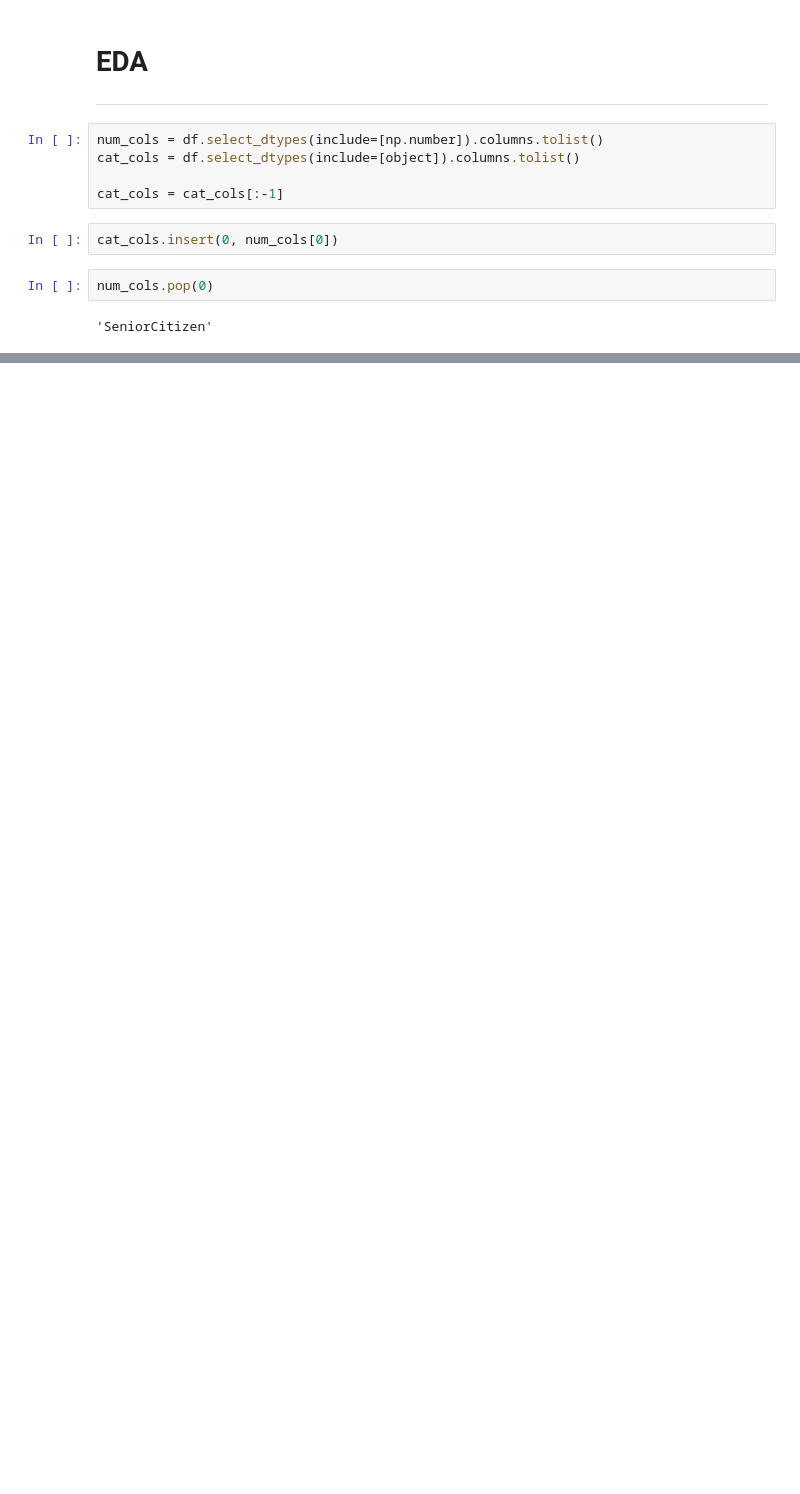
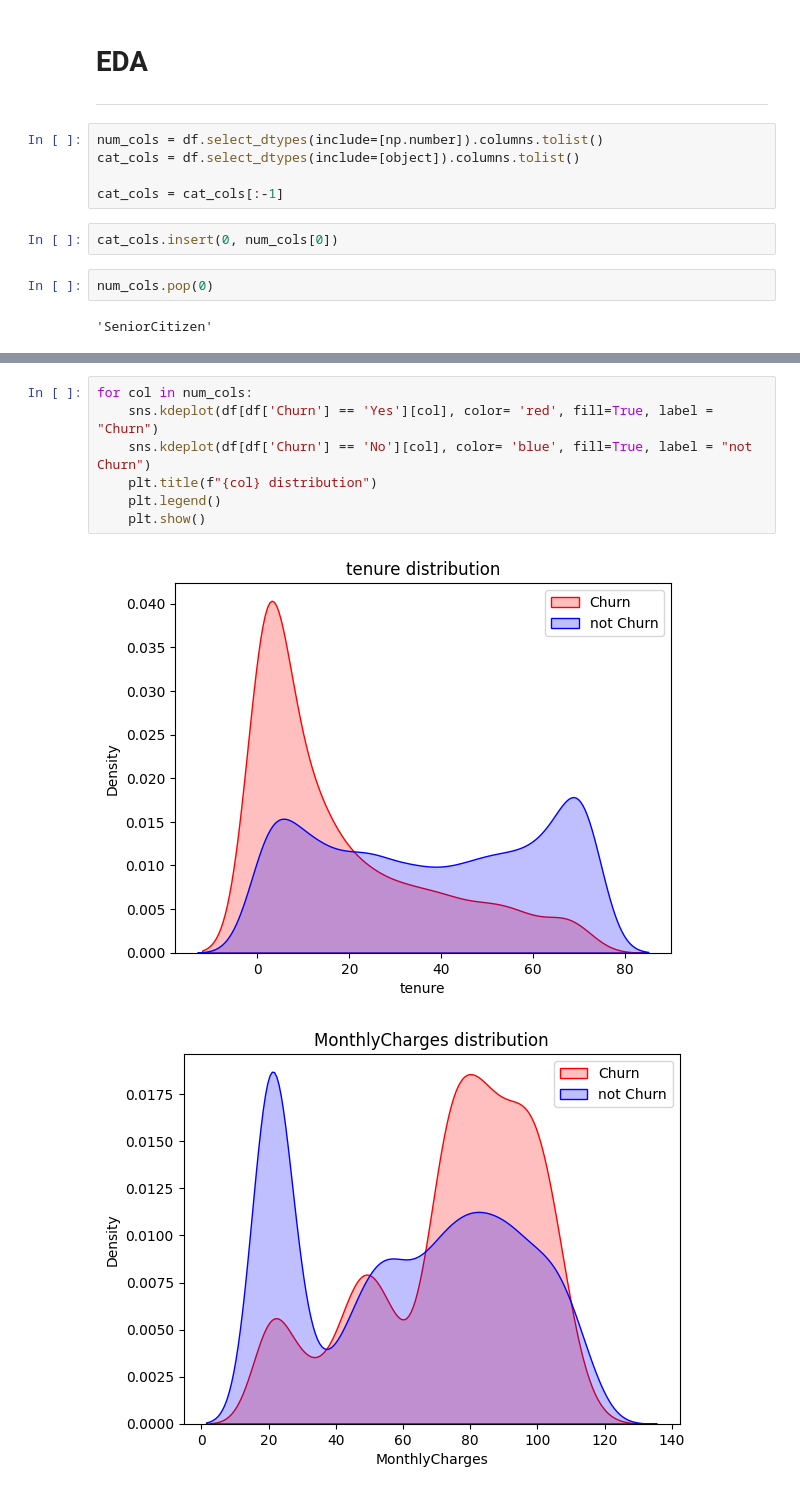
Before and after one commit to cakethehuman/Project-for-linkedin, a Jupyter notebook: Churn/Churn_predict.ipynb, the cells around one changed output, grey strips where cells are left out. Drawn from its saved outputs; the diff is of its cells as text; blank space fills up the shorter version.

```diff
--- a/Churn/Churn_predict.ipynb
+++ b/Churn/Churn_predict.ipynb
@@ -189,0 +230,10 @@ sns.boxplot(df[num_cols[1]])
+# %%
+for col in num_cols:
+    sns.kdeplot(df[df['Churn'] == 'Yes'][col], color= 'red', fill=True, label = "Churn")
+    sns.kdeplot(df[df['Churn'] == 'No'][col], color= 'blue', fill=True, label = "not Churn")
+    plt.title(f"{col} distribution")
+    plt.legend()
+    plt.show()
+# %% [output]
+[figure, added]
+[figure, added]
```
Also changed, not shown: parts of 10 cells of this notebook.
